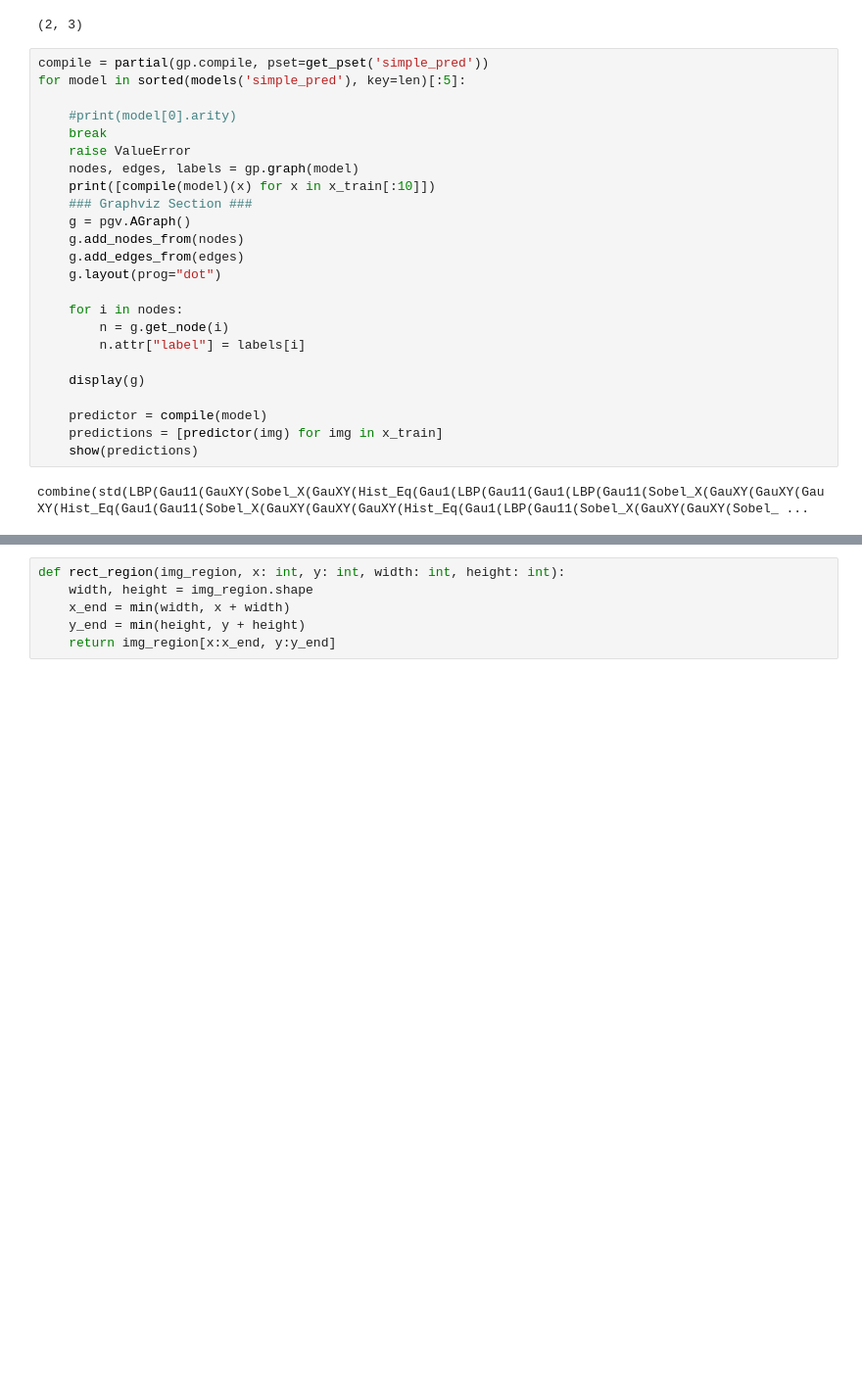
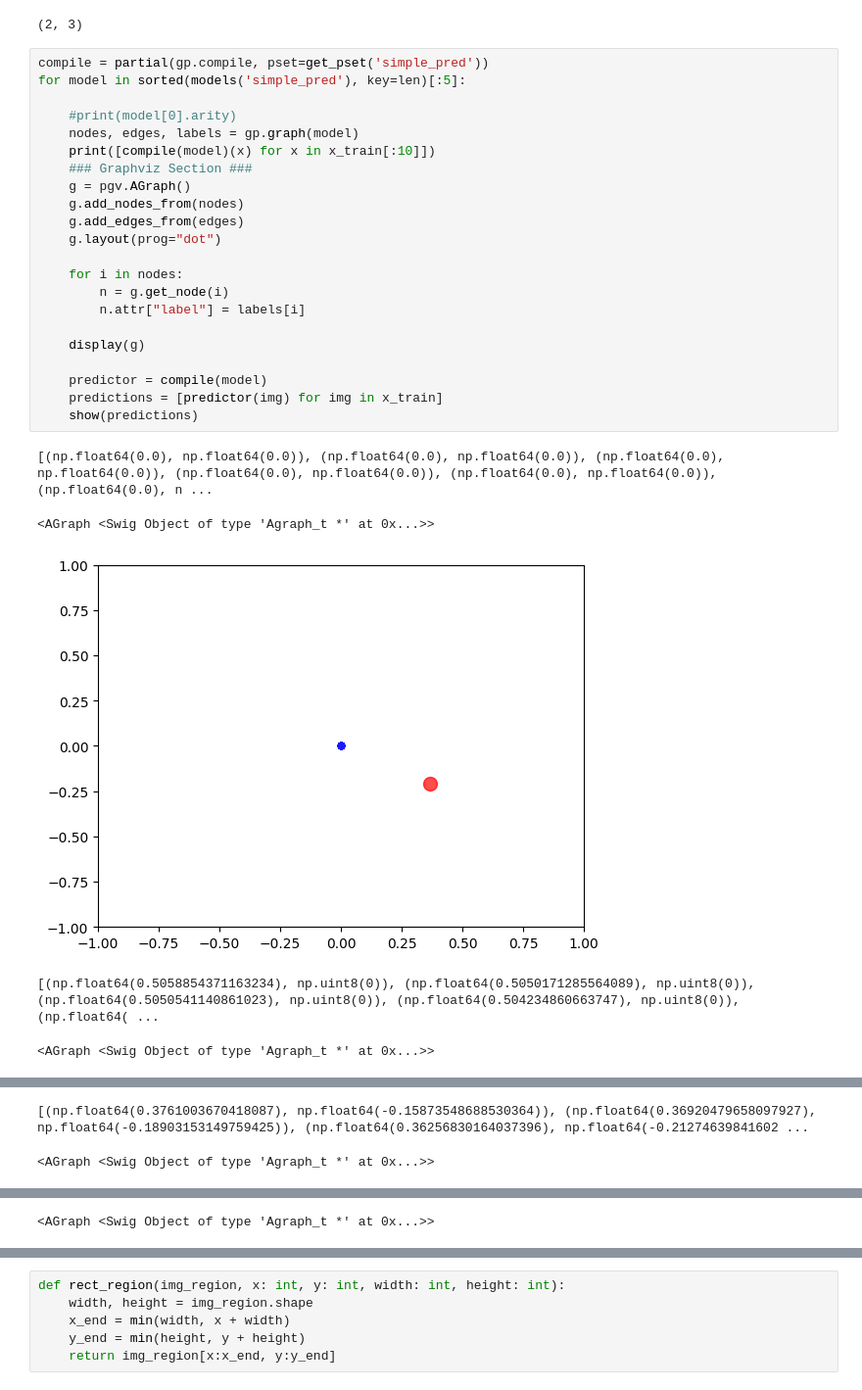
Before and after one commit to TEESDAAL/SummerResearch, a Jupyter notebook: performant_refactor/visualizer.ipynb, the cells around one changed output, grey strips where cells are left out. Shown: that part at 98% size. Saved outputs shown, nothing was run; the diff lists cells and outputs as text; blank space fills up the shorter version.

```diff
--- a/performant_refactor/visualizer.ipynb
+++ b/performant_refactor/visualizer.ipynb
@@ -32,26 +32,28 @@ print(compile(model[0].format(2,3))(None))
 # %%
 compile = partial(gp.compile, pset=get_pset('simple_pred'))
 for model in sorted(models('simple_pred'), key=len)[:5]:
 
     #print(model[0].arity)
-    break
-    raise ValueError
     nodes, edges, labels = gp.graph(model)
     print([compile(model)(x) for x in x_train[:10]])
     ### Graphviz Section ###
     g = pgv.AGraph()
     g.add_nodes_from(nodes)
     g.add_edges_from(edges)
     g.layout(prog="dot")
 
     for i in nodes:
         n = g.get_node(i)
         n.attr["label"] = labels[i]
 
     display(g)
 
     predictor = compile(model)
     predictions = [predictor(img) for img in x_train]
     show(predictions)
 # %% [output]
-combine(std(LBP(Gau11(GauXY(Sobel_X(GauXY(Hist_Eq(Gau1(LBP(Gau11(Gau1(LBP(Gau11(Sobel_X(GauXY(GauXY(GauXY(Hist_Eq(Gau1(Gau11(Sobel_X(GauXY(GauXY(GauXY(Hist_Eq(Gau1(LBP(Gau11(Sobel_X(GauXY(GauXY(Sobel_ ...
+[(np.float64(0.0), np.float64(0.0)), (np.float64(0.0), np.float64(0.0)), (np.float64(0.0), np.float64(0.0)), (np.float64(0.0), np.float64(0.0)), (np.float64(0.0), np.float64(0.0)), (np.float64(0.0), n ...
+<AGraph <Swig Object of type 'Agraph_t *' at 0x...>>
+[figure, added]
+[(np.float64(0.5058854371163234), np.uint8(0)), (np.float64(0.5050171285564089), np.uint8(0)), (np.float64(0.5050541140861023), np.uint8(0)), (np.float64(0.504234860663747), np.uint8(0)), (np.float64( ...
+<AGraph <Swig Object of type 'Agraph_t *' at 0x...>>
@@ -57,0 +61,2 @@ combine(std(LBP(Gau11(GauXY(Sobel_X(GauXY(Hist_Eq(Gau1(LBP(Gau11(Gau1(LBP(Gau11(
+[(np.float64(0.3761003670418087), np.float64(-0.15873548688530364)), (np.float64(0.36920479658097927), np.float64(-0.18903153149759425)), (np.float64(0.36256830164037396), np.float64(-0.21274639841602 ...
+<AGraph <Swig Object of type 'Agraph_t *' at 0x...>>
@@ -57,0 +65 @@ combine(std(LBP(Gau11(GauXY(Sobel_X(GauXY(Hist_Eq(Gau1(LBP(Gau11(Gau1(LBP(Gau11(
+<AGraph <Swig Object of type 'Agraph_t *' at 0x...>>
```
Also changed, not shown: parts of 4 cells of this notebook, 1 other file.
